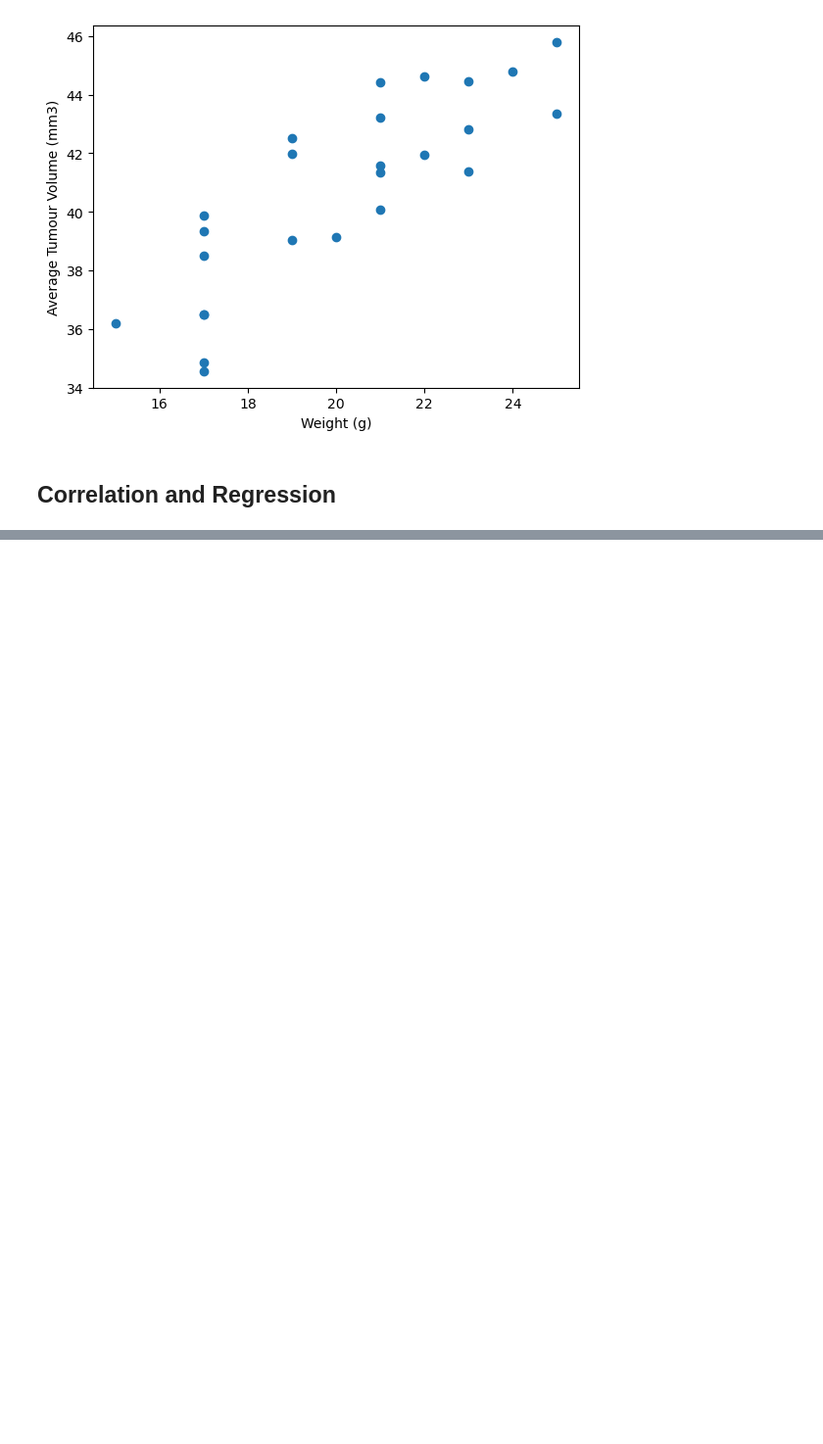
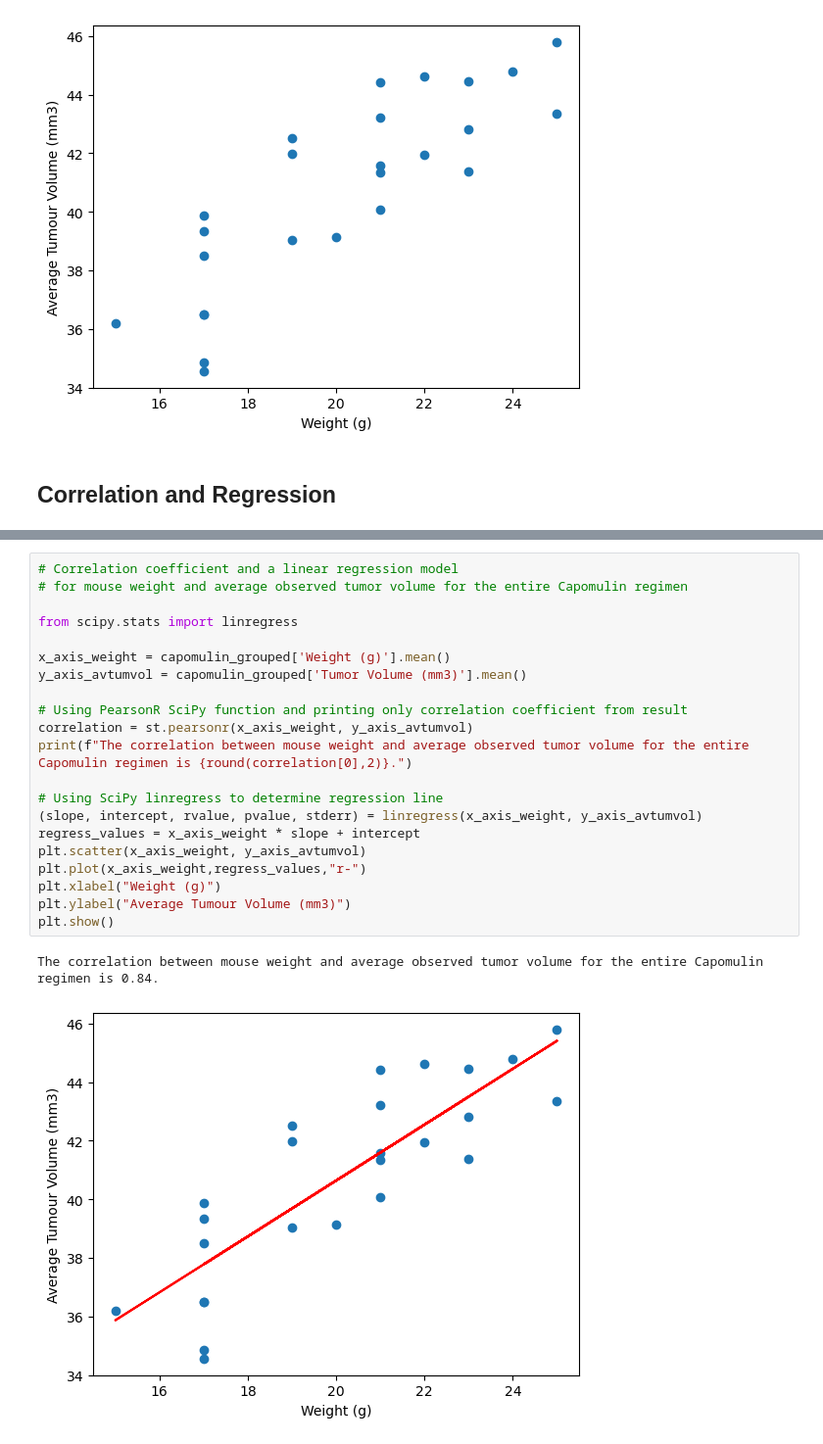
Before and after one commit to stephanielabelle/matplotlib-challenge, a Jupyter notebook: Pymaceuticals/pymaceuticals_starter.ipynb, the cells around one changed output, grey strips where cells are left out. Shown: that part at 98% size. Drawn from its saved outputs; the diff is of its cells as text; blank space fills up the shorter version.

```diff
--- a/Pymaceuticals/pymaceuticals_starter.ipynb
+++ b/Pymaceuticals/pymaceuticals_starter.ipynb
@@ -338,0 +324,24 @@ The correlation between mouse weight and the average tumor volume is 0.84
+# %%
+# Correlation coefficient and a linear regression model
+# for mouse weight and average observed tumor volume for the entire Capomulin regimen
+
+from scipy.stats import linregress
+
+x_axis_weight = capomulin_grouped['Weight (g)'].mean()
+y_axis_avtumvol = capomulin_grouped['Tumor Volume (mm3)'].mean()
+
+# Using PearsonR SciPy function and printing only correlation coefficient from result
+correlation = st.pearsonr(x_axis_weight, y_axis_avtumvol)
+print(f"The correlation between mouse weight and average observed tumor volume for the entire Capomulin regimen is {round(correlation[0],2)}.")
+
+# Using SciPy linregress to determine regression line
+(slope, intercept, rvalue, pvalue, stderr) = linregress(x_axis_weight, y_axis_avtumvol)
+regress_values = x_axis_weight * slope + intercept
+plt.scatter(x_axis_weight, y_axis_avtumvol)
+plt.plot(x_axis_weight,regress_values,"r-")
+plt.xlabel("Weight (g)")
+plt.ylabel("Average Tumour Volume (mm3)")
+plt.show()
+# %% [output]
+The correlation between mouse weight and average observed tumor volume for the entire Capomulin regimen is 0.84.
+[figure, added]
```
Also changed, not shown: parts of 4 cells of this notebook.
